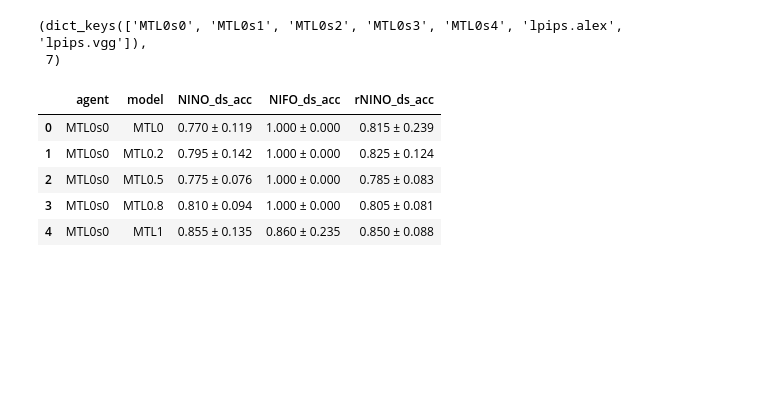
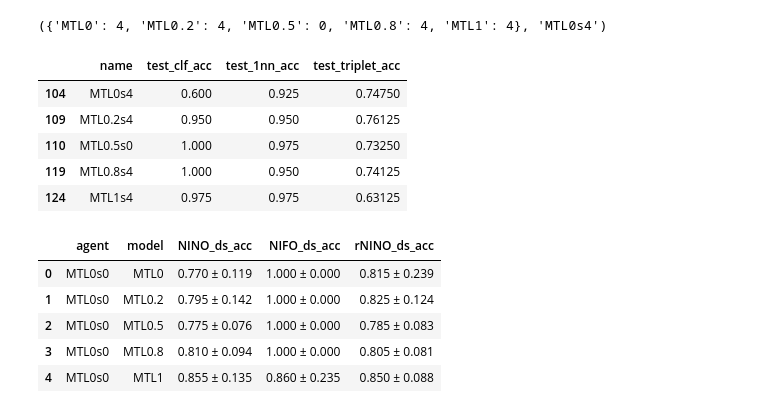
Before and after one commit to harry-tian/ai-driven-tutorial, a Jupyter notebook: evals/eval_prolific_bm.ipynb, the cells around one changed output. Cells and saved outputs as stored; diff of their text form; code cells hidden in the pictures; blank space fills up the shorter version.

```diff
--- a/evals/eval_prolific_bm.ipynb
+++ b/evals/eval_prolific_bm.ipynb
@@ -99,7 +21,18 @@ def get_dss_from_embs(embs):
+# %%
+project, group = 'bm_prolific_d512_e50', 'pre_no_aug_0'
+results = pd.read_csv(f'results/{project}.{group}.csv')
+id_columns = ['agent', 'name', 'model', 'seed']
+ts_columns = ['test_clf_acc', 'test_1nn_acc', 'test_triplet_acc']
+ds_columns = ['NINO_ds_acc', 'NIFO_ds_acc', 'rNINO_ds_acc']
+er_columns = ['NINO_ds_err', 'NIFO_ds_err', 'rNINO_ds_err']
+ni_columns = ['NIs', 'NI_acc']
+all_columns = id_columns + ts_columns + ds_columns + er_columns + ni_columns
 # %%
-df = pd.read_csv('../bm_prolific_d50_e50_pre_no_aug_0.csv')
-df['model'] = df['Name'].map(lambda x: x.split('s')[0])
+df = results.copy()
 df['perf'] = df['test_clf_acc'] + df['test_triplet_acc']
-df = df.loc[df.groupby('model')['perf'].idxmax()][['model', 'Name', 'perf', 'test_clf_acc', 'test_triplet_acc']]
-best = {k:int(v) for k, v in df.Name.str.split('s')}
+df = df.loc[df.groupby('model')['perf'].idxmax()]
+best = {k:int(v) for k, v in zip(df['model'], df['seed'])}
 agent = 's'.join(['MTL0', str(best['MTL0'])])
+best, agent
+# %% [output]
+({'MTL0': 4, 'MTL0.2': 4, 'MTL0.5': 0, 'MTL0.8': 4, 'MTL1': 4}, 'MTL0s4')
@@ -117,9 +38,0 @@ b_embs = {m: embs[m][best[m]] for m in embs}
-# %%
-syns = {k: v for k, v in dsts.items() if 'MTL0s' in k}
-syns['lpips.alex'] = pickle.load(open('../embeds/lpips/bm/lpips.alex.dstt.pkl', 'rb'))
-syns['lpips.vgg'] = pickle.load(open('../embeds/lpips/bm/lpips.vgg.dstt.pkl', 'rb'))
-b_syns = {s: syns[s] for s in [agent, 'lpips.alex', 'lpips.vgg']}
-syns.keys(), len(syns)
-# %% [output]
-(dict_keys(['MTL0s0', 'MTL0s1', 'MTL0s2', 'MTL0s3', 'MTL0s4', 'lpips.alex', 'lpips.vgg']),
- 7)
@@ -149,13 +39,20 @@ for syn in syns:
 # %%
 df = results.copy()
-df = df.drop(df[df.agent.str.contains("MTL") & ~df.agent.str.contains("s4")].index)
 for k, v in best.items():
     df = df.drop(df[(df['model']==k) & ~(df['seed'] == v)].index)
 df = df.drop(df[(df['agent']=='MTL0') & ~(df['seed'] == best['MTL0'])].index)
 df_best = df.copy()
 df_agent = results[results['agent'] == agent].copy()
 df_agent_best = df_agent.loc[[
     i for i in df_best.index if i in df_agent.index]].copy()
+df_agent_best[['name'] + ts_columns]
+# %% [output]
+|  | name | test_clf_acc | test_1nn_acc | test_triplet_acc |
+| 104 | MTL0s4 | 0.600 | 0.925 | 0.74750 |
+| 109 | MTL0.2s4 | 0.950 | 0.950 | 0.76125 |
+| 110 | MTL0.5s0 | 1.000 | 0.975 | 0.73250 |
+| 119 | MTL0.8s4 | 1.000 | 0.950 | 0.74125 |
+| 124 | MTL1s4 | 0.975 | 0.975 | 0.63125 |
 # %%
 def get_ci(samples, confidence=0.95):
     from scipy import stats
```
Also changed, not shown: parts of 21 cells of this notebook, 7 other files.
